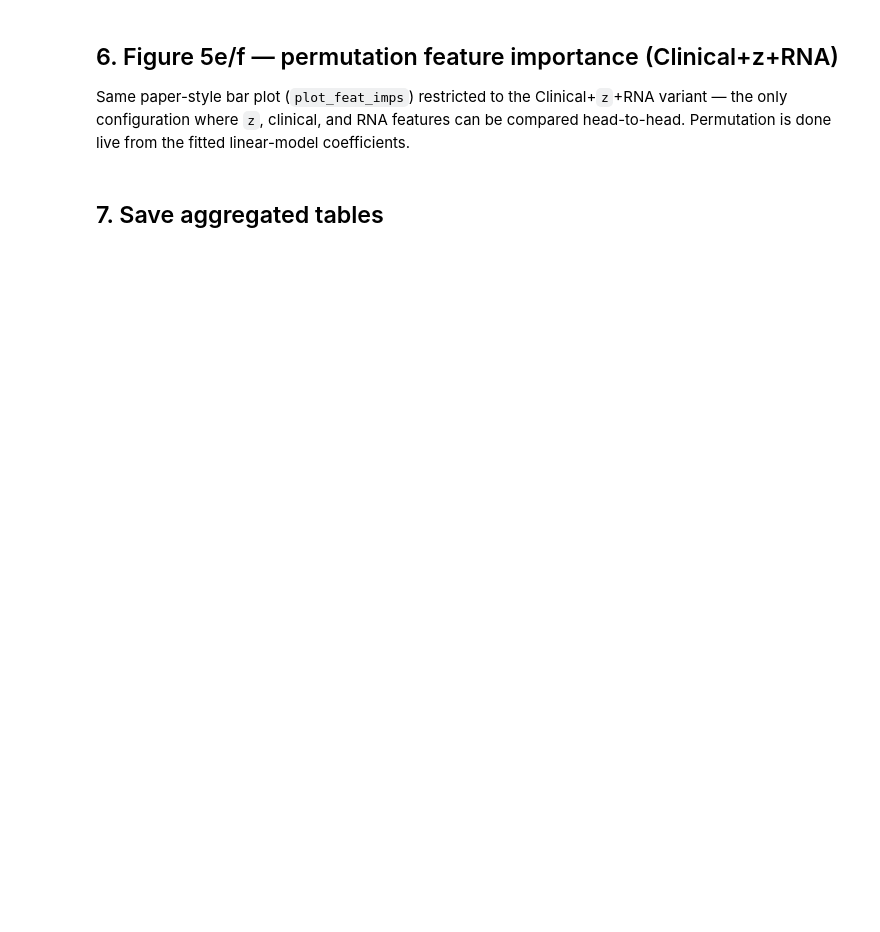
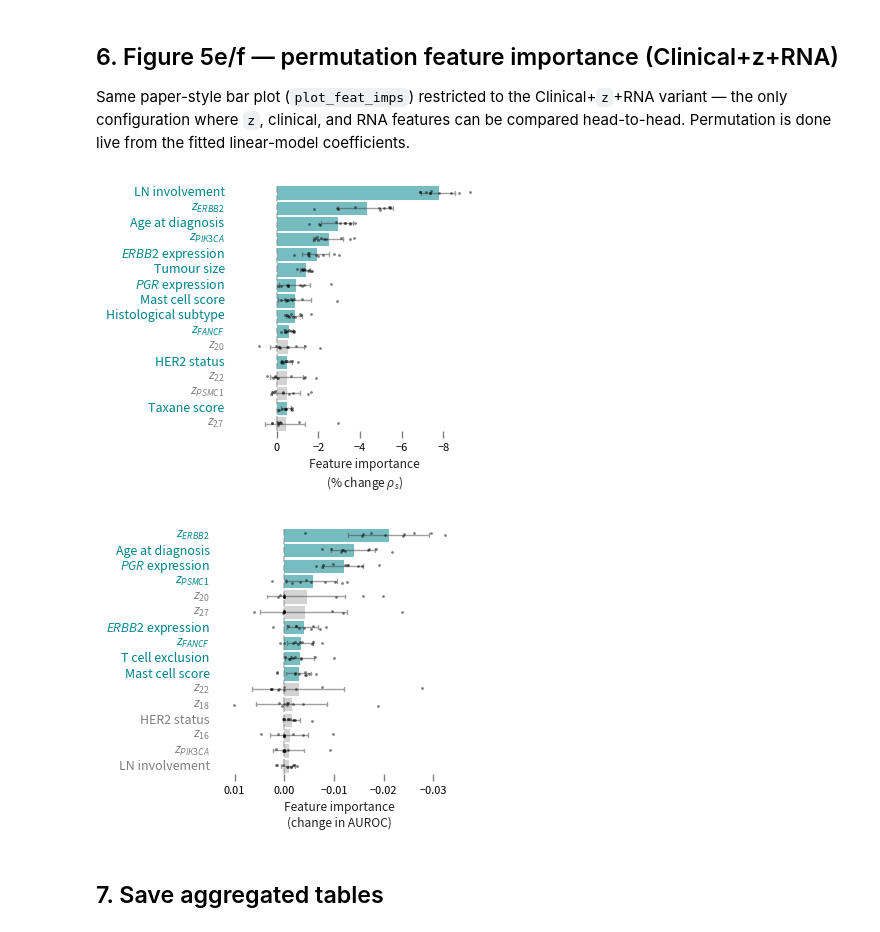
Before and after one commit to domkirkham/pico, a Jupyter notebook: demo/demo_transneo.ipynb, the cells around one changed output. Cells and saved outputs as stored; diff of their text form; code cells hidden in the pictures; blank space fills up the shorter version.

Commit message:
demo fix

```diff
--- a/demo/demo_transneo.ipynb
+++ b/demo/demo_transneo.ipynb
@@ -318,22 +362,22 @@ def _cv_metrics(target, feat_set, suffix, enc_key, hopt_seed=4563):
             preds_all.append(reg.predict(X_va_s))
             y_all.append(y_full[va_idx])
         else:
-            y_tr_b = (y_full[tr_idx] == 0).astype(int)
+            y_tr_b = y_full[tr_idx].astype(int)  # 1 = pCR (responder)
             reg = LogisticRegression(
                 penalty="elasticnet", C=1 / cfg["alpha"],
                 l1_ratio=cfg["l1_ratio"], solver="saga",
                 class_weight="balanced", max_iter=10000,
                 random_state=hopt_seed,
             ).fit(X_tr_s, y_tr_b)
-            preds_all.append(reg.decision_function(X_va_s))
-            y_all.append((y_full[va_idx] == 0).astype(int))
+            preds_all.append(reg.predict_proba(X_va_s)[:, 1])
+            y_all.append(y_full[va_idx].astype(int))
     pred = np.concatenate(preds_all)
     y = np.concatenate(y_all)
     if target == "RCB.score":
         return {"val_spearmanr": spearmanr(pred, y)[0],
                 "val_pearsonr": pearsonr(pred, y)[0],
                 "val_rmse": float(np.sqrt(np.mean((pred - y) ** 2)))}
-    return {"val_auroc": max(roc_auc_score(y, pred), roc_auc_score(y, -pred))}
+    return {"val_auroc": roc_auc_score(y, pred)}
 
 
 val_rows = []
@@ -405,52 +455,66 @@ NAMES_MAP = {
 
 def _fi_for(target, reg_name, metric, save_stub, classification):
     feat_set = "Clinical+Rep+RNA"
-    # 16 z-dims then 18 confounders, matching the ordering in _feature_matrix.
     cfg = json.loads(
         (DEMO_ROOT / "data" / "outputs" / "depmap_gdsc_transneo" / target
          / EXPERIMENT / "pico" / f"{reg_name}_icovae_MCL1_16_Size.at.diagnosis_18"
          / f"args_best_s{SEEDS[0]}.txt").read_text()
     )
     confounders = cfg["confounders"]
-    # The iCoVAE encoder aligns latent dim i with constraints[i] (i < 16);
-    # labelling mirrors `rep_renamer` in src/utils/comp_utils.py so
-    # plot_feat_imps draws e.g. z_MCL1 / z_PGR rather than z_0.
-    feature_names = ([f"z_{c}" for c in cfg["constraints"]] +
-                     [f"c_{c}" for c in confounders])
+    constraints = cfg["constraints"]
+    # Pull the encoder's latent dim from the stage-1 args (z_dim = 32 for
+    # the TransNEO MCL1_16 encoder; 16 constrained dims + 16 unconstrained).
+    stage1_cfg = json.loads(
+        (DEMO_ROOT / "data" / "outputs" / "depmap_gdsc_transneo" / "RCB.score"
+         / EXPERIMENT / "icovae_MCL1_16" / "args_best.txt").read_text()
+    )
+    z_dim = stage1_cfg["z_dim"]
+    # Mirror PiCoSK / rep_renamer column ordering: first len(constraints)
+    # latent dims are renamed to z_<constraint_gene>, the rest stay as
+    # bare integer indices (so plot_feat_imps' x.split('_')[1] yields '16',
+    # '17', ...), then the 18 confounders as c_<col>.
+    feature_names = (
+        [f"z_{c}" for c in constraints]
+        + [f"z_{i}" for i in range(len(constraints), z_dim)]
+        + [f"c_{c}" for c in confounders]
+    )
 
     fi_frames = []
     for seed in SEEDS:
         fit = fit_cache_tn[(target, feat_set, "icovae_MCL1_16", seed)]
         fi_frames.append(live_permutation_fi(
             fit["X_te_s"], fit["y"], feature_names=feature_names,
             coeffs=fit["coef"], intercept=fit["intercept"],
             seed=seed, n_iter=100, classification=classification,
         ))
     fi_df = pd.concat(fi_frames, axis=0, ignore_index=True)
 
     plot_feat_imps(
-        fi_df, target=target, constraints=cfg["constraints"],
-        confounders=confounders, zdim=16,
+        fi_df, target=target, constraints=constraints,
+        confounders=confounders, zdim=z_dim,
         enc="icovae_MCL1_16", reg=reg_name, experiment=EXPERIMENT,
         names_map=NAMES_MAP, metric=metric, save_path=save_stub,
         norep=False, sort_feats=True, top_k=16,
     )
 
 
 _fi_for("RCB.score", "ElasticNet", "s",
         save_stub="transneo_rcb_clin_z_rna_s", classification=False)
 plt.show()
 _fi_for("resp.pCR", "LogisticRegression", "auroc",
         save_stub="transneo_pcr_clin_z_rna_auroc", classification=True)
 plt.show()
 
 # Mirror ./figures/fi_*.{png,svg} into demo/outputs/ for tidy collation.
 import shutil
 for stub in ("transneo_rcb_clin_z_rna_s", "transneo_pcr_clin_z_rna_auroc"):
     for ext in ("png", "svg"):
         src = Path("figures") / f"fi_{stub}.{ext}"
         if src.exists():
             shutil.copy(src, OUT_DIR / f"fig5_fi_{stub}.{ext}")
+# %% [output]
+[figure, added]
+[figure, added]
 # %% [markdown]
 ## 7. Save aggregated tables
 # %%
```
Also changed, not shown: parts of 5 cells of this notebook, 1 other file.
